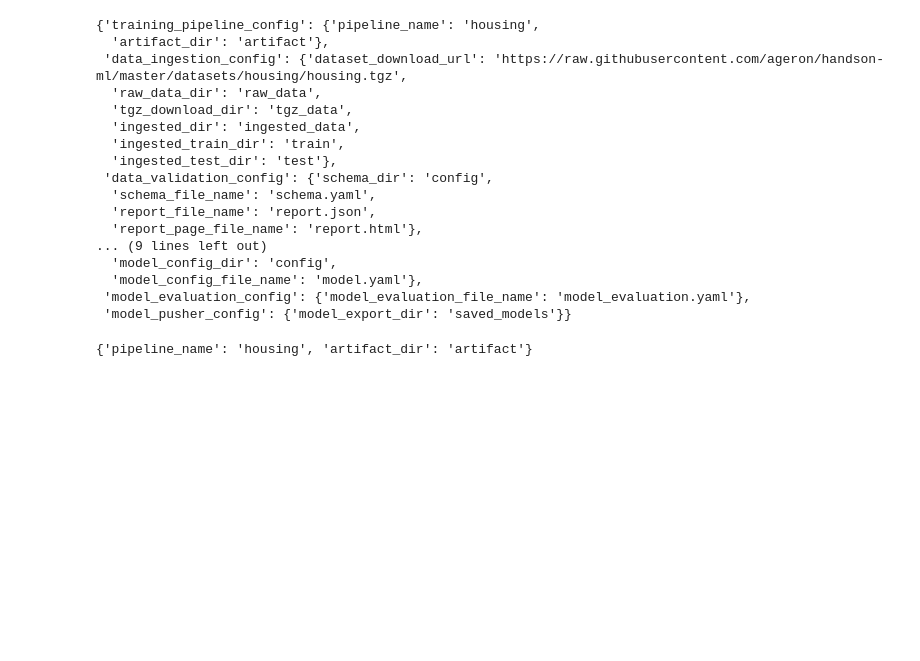
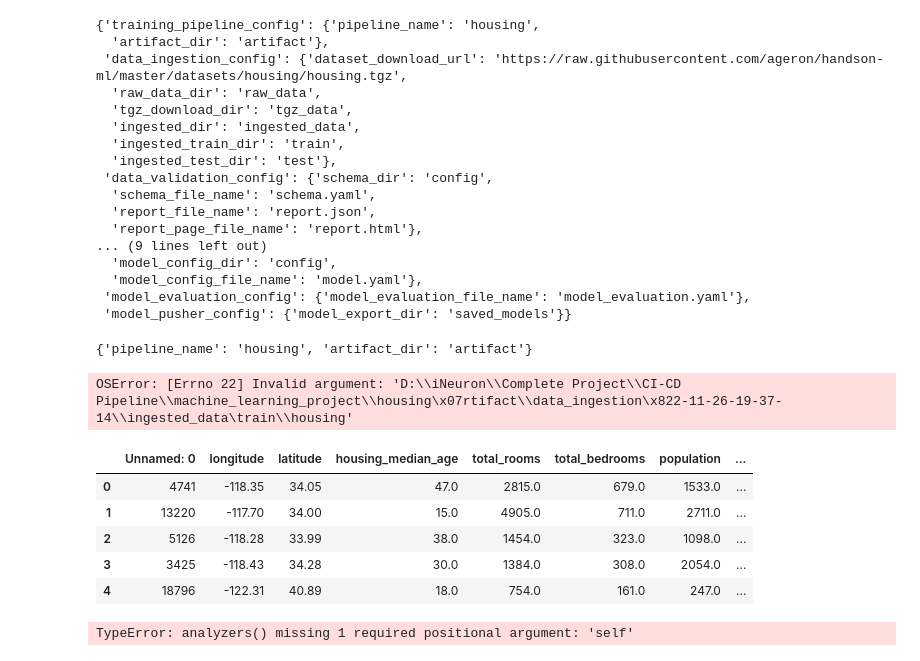
Before and after one commit to PyBeginner1/machine_learning_project, a Jupyter notebook: notebook/ml2.ipynb, the cells around one changed output. Saved outputs shown, nothing was run; the diff lists cells and outputs as text; code cells hidden in the pictures; blank space fills up the shorter version.

```diff
--- a/notebook/ml2.ipynb
+++ b/notebook/ml2.ipynb
@@ -366,0 +369,18 @@ read[TRAINING_PIPELINE_CONFIG_KEY]
+# %%
+train_data = pd.read_csv('D:\iNeuron\Complete Project\CI-CD Pipeline\machine_learning_project\housing\artifact\data_ingestion\2022-11-26-19-37-14\ingested_data\train\housing')
+# %% [output]
+OSError: [Errno 22] Invalid argument: 'D:\\iNeuron\\Complete Project\\CI-CD Pipeline\\machine_learning_project\\housing\x07rtifact\\data_ingestion\x822-11-26-19-37-14\\ingested_data\train\\housing'
+# %%
+train_path = r'D:\iNeuron\Complete Project\CI-CD Pipeline\machine_learning_project\housing\artifact\data_ingestion\2022-11-26-19-37-14\ingested_data\train\housing.csv'
+test_path = r'D:\iNeuron\Complete Project\CI-CD Pipeline\machine_learning_project\housing\artifact\data_ingestion\2022-11-26-19-37-14\ingested_data\test\housing.csv'
+train_df = pd.read_csv(train_path)
+test_df = pd.read_csv(test_path)
+# %%
+train_df.head()
+# %% [output]
+|  | Unnamed: 0 | longitude | latitude | housing_median_age | total_rooms | total_bedrooms | population | ... |
+| 0 | 4741 | -118.35 | 34.05 | 47.0 | 2815.0 | 679.0 | 1533.0 | ... |
+| 1 | 13220 | -117.70 | 34.00 | 15.0 | 4905.0 | 711.0 | 2711.0 | ... |
+| 2 | 5126 | -118.28 | 33.99 | 38.0 | 1454.0 | 323.0 | 1098.0 | ... |
+| 3 | 3425 | -118.43 | 34.28 | 30.0 | 1384.0 | 308.0 | 2054.0 | ... |
+| 4 | 18796 | -122.31 | 40.89 | 18.0 | 754.0 | 161.0 | 247.0 | ... |
@@ -366,0 +392,5 @@ read[TRAINING_PIPELINE_CONFIG_KEY]
+# %%
+profile = Profile(sections=[DataDriftProfileSection])
+profile.calculate(train_df, test_df)
+# %% [output]
+TypeError: analyzers() missing 1 required positional argument: 'self'
```
Also changed, not shown: parts of 2 cells of this notebook, 6 other files.
